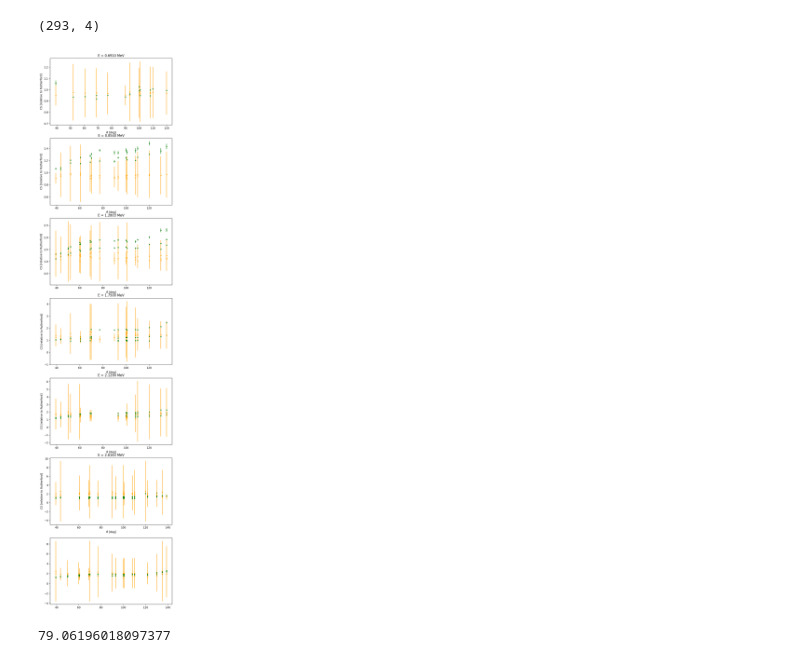
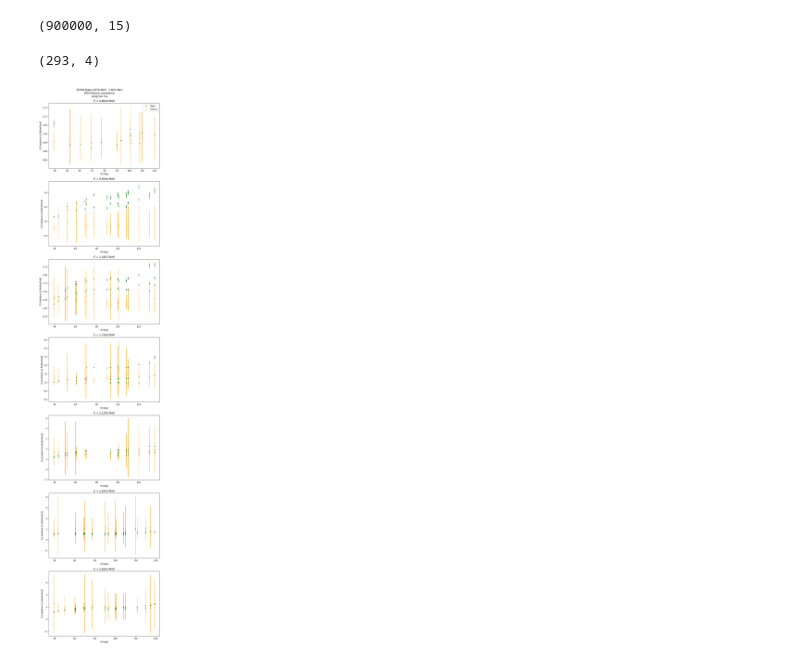
Before and after one commit to AndriusBurn/he3alpha-sampler, a Jupyter notebook: data_comparisson.ipynb, the cells around one changed output. Cells and saved outputs as stored; diff of their text form; code cells hidden in the pictures.

Commit message:
Added flexibility and legend

```diff
--- a/data_comparisson.ipynb
+++ b/data_comparisson.ipynb
@@ -29,11 +29,11 @@ use_theory_cov = True
 # n_steps = 200000
 
 number = 0
-titles = ['SONIK Data 0.676 MeV - 2.624 MeV\nWith theory covariance']
+titles = ['SONIK Data 0.676 MeV - 2.624 MeV\nWith theory covariance\nLong run 3.a']
 
 # Samples file
-numbers = 1
-file_name = './04_24_2024/run{}/samples_{}.npz'.format(numbers, numbers)
+numbers = 0
+file_name = './05_24_2024/run{}/samples_{}.npz'.format(numbers, numbers)
 
 # Plot things?
 plot_trace = False
@@ -94,3 +84,19 @@ model.set_cov_matrix(parameters[0], parameters[1])
+# %%
+# # Artificiallly remove more burnin
+# samples_not_flat = samples_not_flat[900:, :, :]
+# Flatten the samples
+len0, len1, len2 = samples_not_flat.shape
+samples = np.reshape(samples_not_flat, (len0 * len1, len2))
+print(samples.shape)
+# %% [output]
+(900000, 15)
+# %%
+parameters = np.median(samples, axis = 0)
+trunc_params = parameters[:2]
+params = parameters[2:model.erp_dim + 2]
+prediction = model.cs_theory(params, order = 2)
+model.set_cov_matrix(parameters[0], parameters[1])
+norms = parameters[model.erp_dim + 2:]
 # %%
 # Set up root path for the data
 root_path = './'
@@ -167,40 +173,42 @@ data.shape
 # %%
 # Plotting energies are at the 'nominal' energies between the lowest and highest energy of the interaction regions
 plotting_energy_pool = np.array([0.691, 0.854, 1.2803, 1.750, 2.129, 2.6163, 2.6163, 3.592, 4.337, 5.4797])
 
 plot_numbers = np.where(plotting_energy_pool <= E_max)[0]
 
 # l_som_energies = np.array([[0.676, 0.84 , 1.269, 1.741, 2.12 , 2.609, 3.586, 4.332, 5.475],
 #                            [0.691, 0.854, 1.28 , 1.75 , 2.129, 2.616, 3.592, 4.337, 5.48 ],
 #                            [0.706, 0.868, 1.292, 1.759, 2.137, 2.624, 3.598, 4.342, 5.484]])
 
 fig, ax = plt.subplots(plot_numbers.shape[0], 1, figsize = (8, 1 + 5 * int(plot_numbers.shape[0])))
-norms = np.array([9.44531723e-01, 8.95401593e-01, 1.02126650e+00, 9.79182823e-01,
-  9.96543700e-01, 9.91043316e-01, 9.89176997e-01])
+
+labels_added = False
 
 # Normalize the prediction
 for i in range(0, norm_group.shape[0]):
-    ax[int(norm_group[i])].errorbar(data[i, 0], data[i, 2], yerr = data[i, 3], fmt = '.', color = 'green')
-    ax[int(norm_group[i])].errorbar(data[i, 0], prediction[i] * norms[int(norm_group[i])], yerr = np.sqrt(model.cov_matrix[i, i]), fmt = '.', color = 'orange')
+    if not labels_added:
+        ax[int(norm_group[i])].errorbar(data[i, 0], data[i, 2], yerr = data[i, 3], fmt = '.', color = 'green', label = 'Data')
+        ax[int(norm_group[i])].errorbar(data[i, 0], prediction[i] * norms[int(norm_group[i])],
+                                        yerr = np.sqrt(model.cov_matrix[i, i]), fmt = '.', color = 'orange', label = 'Theory')
+        labels_added = True
+    else:
+        ax[int(norm_group[i])].errorbar(data[i, 0], data[i, 2], yerr = data[i, 3], fmt = '.', color = 'green')
+        ax[int(norm_group[i])].errorbar(data[i, 0], prediction[i] * norms[int(norm_group[i])],
+                                        yerr = np.sqrt(model.cov_matrix[i, i]), fmt = '.', color = 'orange')
 
-for i in range(0, int(max(norm_group))):
-    ax[i].set_xlabel('$\\theta$ [deg]')
-    ax[i].set_ylabel('CS [relative to Rutherford]')
-    ax[i].set_title('E = {:.4f} MeV'.format(plotting_energy_pool[i]))
+if E_max >= 2.6:
+    for i in range(0, int(max(norm_group)) + 1):
+        ax[i].set_xlabel('$\\theta$ [deg]')
+        ax[i].set_ylabel('CS [relative to Rutherford]')
+        ax[i].set_title('E = {:.4f} MeV'.format(plotting_energy_pool[i]))
+    else:
+        for i in range(0, int(max(norm_group))):
+            ax[i].set_xlabel('$\\theta$ [deg]')
+            ax[i].set_ylabel('CS [relative to Rutherford]')
+            ax[i].set_title('E = {:.4f} MeV'.format(plotting_energy_pool[i]))
 
-
-
-# # Plot the data
-# for selection in plot_numbers:
-#     for energy in l_som_energies[:, selection]:
-#         indices = np.where(data[:, 1] == energy)
-#         tmp = data[indices]
-#         ax[selection].errorbar(tmp[:, 0], tmp[:, 2], yerr = tmp[:, 3], fmt = '.')
-#         ax[selection].errorbar(tmp[:, 0], prediction[indices] * parameters[selection + 8], fmt = '.', color = 'blue')
-
-
-#     ax[selection].set_xlabel('$\\theta$ [deg]')
-#     ax[selection].set_ylabel('CS [relative to Rutherford]')
-#     ax[selection].set_title('E = {:.4f} MeV'.format(plotting_energy_pool[selection]))
+ax[0].legend()
+plt.suptitle(titles[number], y = 0.995)
+plt.tight_layout()
 # %% [output]
-[figure, old version]
+[figure, new version]
@@ -224,4 +214,0 @@ nu = model.nu
-# %%
-print(nu * tau**2)
-# %% [output]
-79.06196018097377
```
Also changed, not shown: parts of 7 cells of this notebook.
